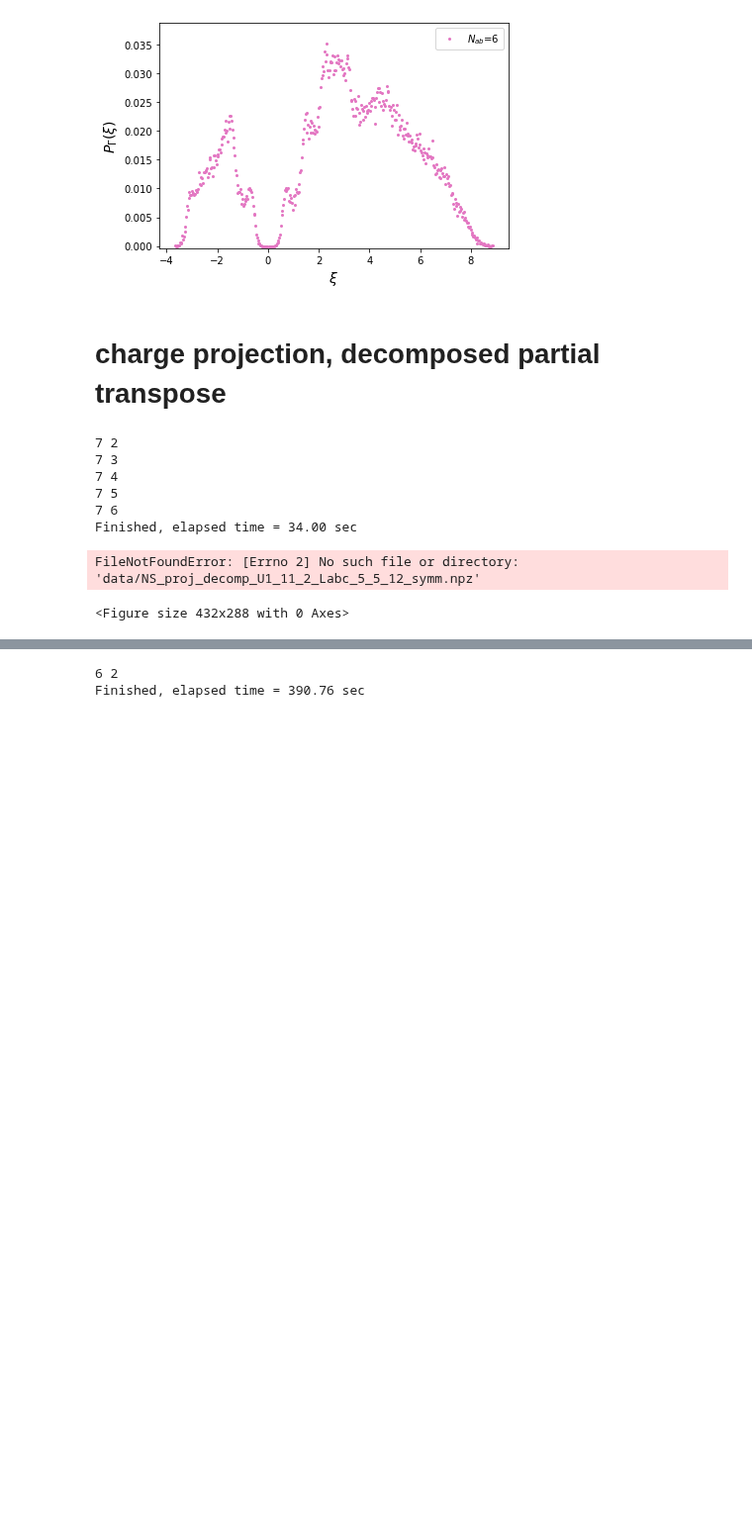
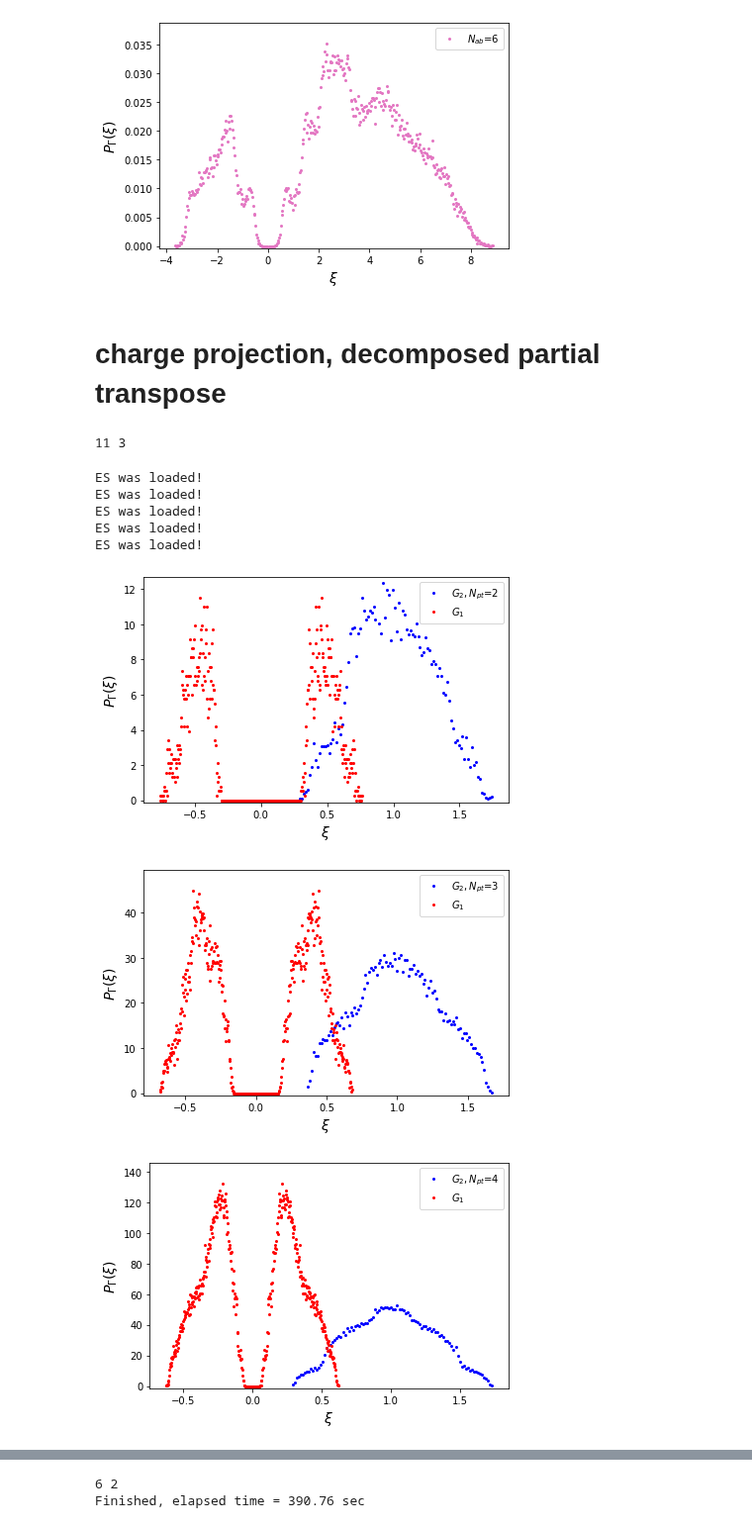
Before and after one commit to hassan-shap/RMT, a Jupyter notebook: U1_symmetry.ipynb, the cells around one changed output, grey strips where cells are left out. Shown at 99% size. Cells and saved outputs as stored; diff of their text form; code cells hidden in the pictures; blank space fills up the shorter version.

```diff
--- a/U1_symmetry.ipynb
+++ b/U1_symmetry.ipynb
@@ -576,20 +576,21 @@ ES was loaded!
 # %% [markdown]
 # charge projection, decomposed partial transpose
 # %%
-Nrep=200
+Nrep = 10000
 r=2 # local Hilbert space dim
 symm=1
 
-La=6
-Lb=2
+La=5
+Lb=5
 Na=r**La
 Nb=r**Lb
 
-Lc=6
+Lc=12
 
 Npt = int((La+Lb+Lc)/2)
 # Npt_ab_list = np.arange(max(Npt-Lc,1),int((La+Lb))+1)
-Npt_ab_list=np.arange(2,Npt)
+# Npt_ab_list=np.arange(2,Npt)
+Npt_ab_list=np.arange(3,7)
 
 Nc=r**Lc
 
@@ -654,12 +655,7 @@ for i_pt in Npt_ab_list:
 elapsed = time.time() - t_timer
 print("Finished, elapsed time = %.2f " % (elapsed)+ "sec")
 # %% [output]
-7 2
-7 3
-7 4
-7 5
-7 6
-Finished, elapsed time = 34.00 sec
+11 3
 # %%
 out_dir = 'data/'
 r=2 # local Hilbert space dim
@@ -675,7 +671,7 @@ Lc=12
 
 Npt = int((La+Lb+Lc)/2)
 # Npt_ab_list = np.arange(max(Npt-Lc,1),int((La+Lb))+1)
-Npt_ab_list=np.arange(2,Npt)
+Npt_ab_list=np.arange(2,7)
 
 def semicirc_dist(N,Q,x,x0):
     # my Q is from Ludwig's paper
@@ -721,7 +717,7 @@ for i_pt in Npt_ab_list:
     n= n/Nrep/(bin_edges[1]-bin_edges[0])
     plt.plot(bins_center,n,'o',markersize=2,color='b' , label=r'$G_2, N_{pt}$=%d' % (i_pt))
 
-    num_bins = 200
+    num_bins = 400
     n, bin_edges = np.histogram(v2T, bins=num_bins)
     bins_center= (bin_edges[0:num_bins]+ bin_edges[1:])/2
     n= n/Nrep/(bin_edges[1]-bin_edges[0])
@@ -738,32 +734,38 @@ for i_pt in Npt_ab_list:
 #         fx1= semicirc_dist(Nab_r/r,Na*Nb/r**(Lc+1),xplot,0)*(r-1)/r
 #         fx2= semicirc_dist(Nab_r/r,Na*Nb/r**(Lc+1),xplot,1)/r
 #         plt.plot(xplot,np.real(fx1+fx2),color='C%d' % (i_l))
 #     else:
 #         fx= semicirc_dist(Nab_r,Na*Nb/r**Lc,xplot,1)
 #         plt.plot(xplot,np.real(fx),color='C%d' % (i_l))
 
     lw=0.2
 
 # plt.plot( [0,0],[0,ymax],'k--',linewidth=lw)
 # plt.xscale("log")
 # plt.yscale("log")
     # plt.xlim(-10,10)
     # plt.yticks(np.arange(0.,ymax+0.1,0.5))
     # plt.legend()
     fsize=14
     if symm==1:
         plt.ylabel(r'$P_\Gamma(\xi)$',fontsize = fsize)
         plt.xlabel(r"$\xi$",fontsize = fsize)
     else:
         plt.ylabel(r'$P_\Gamma(\xi)$',fontsize = fsize)
         plt.xlabel(r"$ \xi$",fontsize = fsize)
 
     plt.tight_layout()
 # if symm==1:
 #     plt.savefig('figs/NS_r_%d_LA_%d_symm.pdf' % (r,La+Lb))
 # else:
 #     plt.savefig('figs/NS_r_%d_LA_%d.pdf' % (r,La+Lb))
 plt.show()
 # %% [output]
-FileNotFoundError: [Errno 2] No such file or directory: 'data/NS_proj_decomp_U1_11_2_Labc_5_5_12_symm.npz'
+ES was loaded!
+ES was loaded!
+ES was loaded!
+ES was loaded!
+ES was loaded!
-<Figure size 432x288 with 0 Axes>
+[figure, added]
+[figure, added]
+[figure, added]
```
Also changed, not shown: parts of 1 cell of this notebook, 1 other file.
